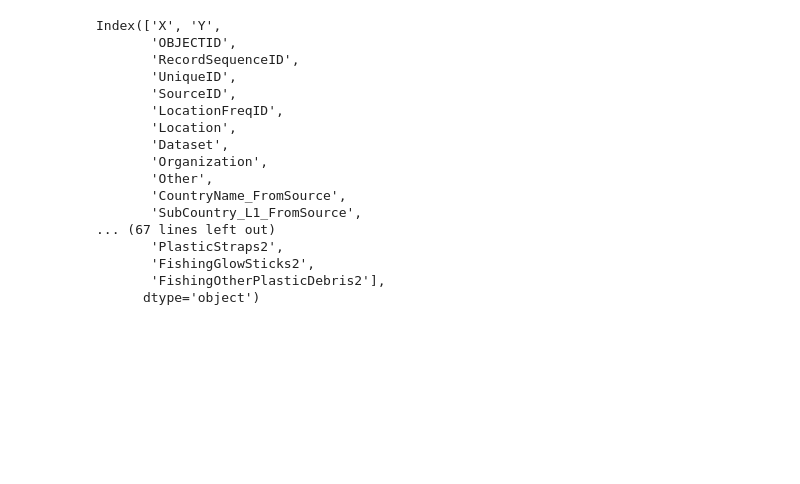
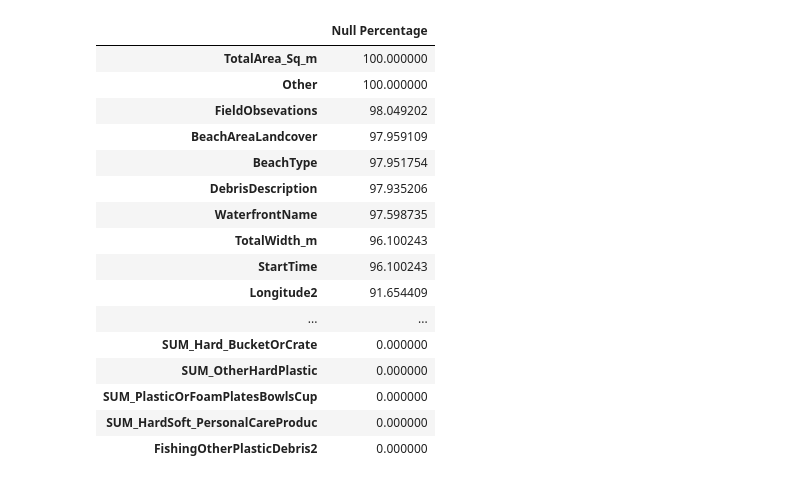
Before and after one commit to santiagopereda/python-dash-app, a Jupyter notebook: notebooks/1.0-sp-data-exploration.ipynb, the cells around one changed output. Drawn from its saved outputs; the diff is of its cells as text; code cells hidden in the pictures; blank space fills up the shorter version.

```diff
--- a/notebooks/1.0-sp-data-exploration.ipynb
+++ b/notebooks/1.0-sp-data-exploration.ipynb
@@ -66,20 +302,0 @@ dtype_df
-# %%
-df.columns
-# %% [output]
-Index(['X', 'Y',
-       'OBJECTID',
-       'RecordSequenceID',
-       'UniqueID',
-       'SourceID',
-       'LocationFreqID',
-       'Location',
-       'Dataset',
-       'Organization',
-       'Other',
-       'CountryName_FromSource',
-       'SubCountry_L1_FromSource',
-... (67 lines left out)
-       'PlasticStraps2',
-       'FishingGlowSticks2',
-       'FishingOtherPlasticDebris2'],
-      dtype='object')
@@ -89 +303,22 @@ drop_list = ['TotalArea_Sq_m', 'Other', 'FieldObsevations', 'BeachAreaLandcover'
+# %%
+null_df = get_null_percentage(df)
+null_df.sort_values(by='Null Percentage',ascending=False)
+# %% [output]
+|  | Null Percentage |
+| TotalArea_Sq_m | 100.000000 |
+| Other | 100.000000 |
+| FieldObsevations | 98.049202 |
+| BeachAreaLandcover | 97.959109 |
+| BeachType | 97.951754 |
+| DebrisDescription | 97.935206 |
+| WaterfrontName | 97.598735 |
+| TotalWidth_m | 96.100243 |
+| StartTime | 96.100243 |
+| Longitude2 | 91.654409 |
+| ... | ... |
+| SUM_Hard_BucketOrCrate | 0.000000 |
+| SUM_OtherHardPlastic | 0.000000 |
+| SUM_PlasticOrFoamPlatesBowlsCup | 0.000000 |
+| SUM_HardSoft_PersonalCareProduc | 0.000000 |
+| FishingOtherPlasticDebris2 | 0.000000 |
 # %%
```
Also changed, not shown: parts of 30 cells of this notebook, 13 other files.
